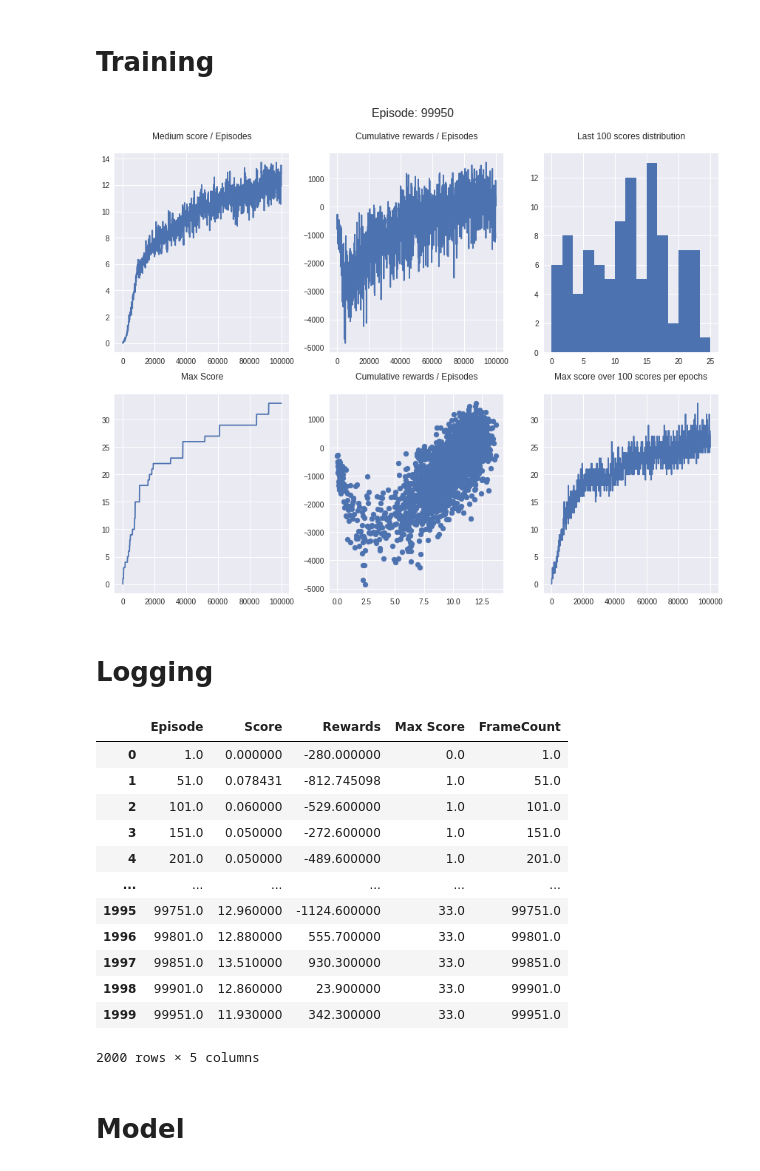
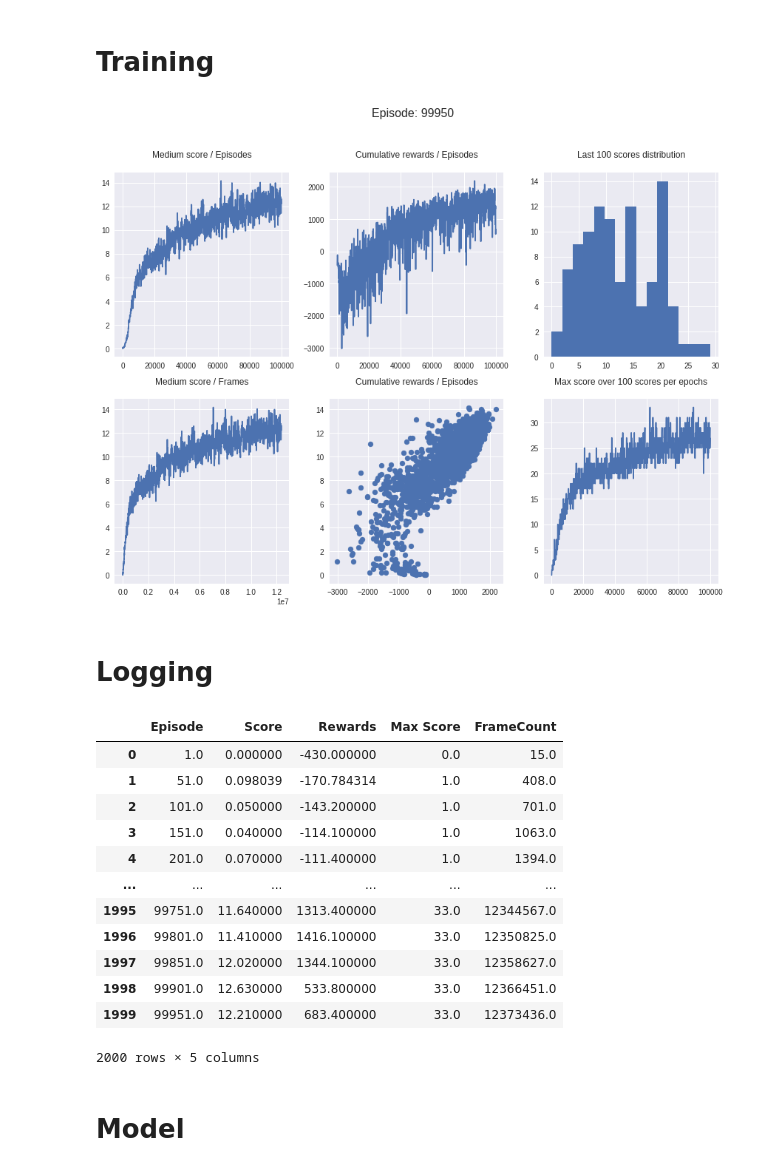
Before and after one commit to halykoss/SnakeRL, a Jupyter notebook: Snake_Python.ipynb, the cells around one changed output. Saved outputs shown, nothing was run; the diff lists cells and outputs as text; code cells hidden in the pictures.

```diff
--- a/Snake_Python.ipynb
+++ b/Snake_Python.ipynb
@@ -145,21 +158,24 @@ score_history_tot = []
 ep_history_tot = []
 frame_history_tot = []
 general_max_history_tot = []
-st_1 = [game.generate_image().reshape(width, height)]
-next_state, _, _ = game.next_move(38)
-st_2 = [next_state]
-input_shape = np.vstack((st_1, st_2))
 
-for i in range(0, num_episodes):
+for i in tqdm(range(0, num_episodes)):
   env = Snake(field_w, field_h)
+  st_1 = [env.generate_image().reshape(width, height)]
+  st_2 = [env.generate_image().reshape(width, height)]
+  st_3 = [env.generate_image().reshape(width, height)]
+  st_4 = [env.generate_image().reshape(width, height)]
+  input_shape = np.vstack((st_1, st_2, st_3, st_4))
   rewards = 0
   episode_reward = 0
   # Play the game
   while not env.end:
     frame_count += 1
     st_1 = st_2
-    st_2 = [env.generate_image().reshape(width, height)]
-    st = np.vstack((st_1, st_2))
+    st_2 = st_3
+    st_3 = st_4
+    st_4 = [env.generate_image().reshape(width, height)]
+    st = np.vstack((st_1, st_2, st_3, st_4))
     if np.random.rand() < epsilon:
       action = random.randrange(4)
     else:
@@ -168,7 +184,7 @@ for i in range(0, num_episodes):
     next_state, reward, done = env.next_move(action + 37)
     rewards += reward
     episode_reward += reward
-    next_state_op = np.vstack((st_2, [next_state.reshape(width, height)]))
+    next_state_op = np.vstack((st_2, st_3, st_4, [next_state.reshape(width, height)]))
     memory.push((st, action, reward, next_state_op, done))
 
     if frame_count % update_every_frame == 0 and len(memory) > batch_size:
@@ -212,38 +228,39 @@ for i in range(0, num_episodes):
   if len(score_ep) > 100:
     del score_ep[:1]
   running_score = np.mean(score_ep)
 
   # Plotting
   if i % 50 == 0:
     clear_output()
     rcParams['axes.titlepad'] = 20
     fig, axs = plt.subplots(2, 3,figsize=(12,10))
     fig.suptitle('Episode: {}'.format(episode_count - 1), fontsize=16)
     ep_history_tot.append(episode_count)
     max_score_local_tot.append(np.amax(np.array(score_ep)))
     score_history_tot.append(running_score)
     reward_history_tot.append(running_reward)
-    frame_history_tot.append(episode_count)
+    frame_history_tot.append(frame_count)
     general_max_history_tot.append(np.amax(np.array(general_score)))
 
     axs[0, 0].title.set_text('Medium score / Episodes')
     axs[0, 1].title.set_text('Cumulative rewards / Episodes')
     axs[0,2].title.set_text('Last 100 scores distribution')
-    axs[1, 0].title.set_text('Max Score')
+    axs[1, 0].title.set_text('Medium score / Frames')
     axs[1, 1].title.set_text('Cumulative rewards / Episodes')
     axs[1,2].title.set_text('Max score over 100 scores per epochs')
 
     axs[0, 0].plot(ep_history_tot, score_history_tot)
     axs[0, 1].plot(ep_history_tot, reward_history_tot)
     axs[0,2].hist(score_ep, bins=15)
-    axs[1, 0].plot(ep_history_tot, general_max_history_tot)
-    axs[1, 1].scatter(score_history_tot, reward_history_tot)
+    axs[1, 0].plot(frame_history_tot, score_history_tot)
+    axs[1, 1].scatter(reward_history_tot, score_history_tot)
     axs[1,2].plot(ep_history_tot, max_score_local_tot)
 
     fig.tight_layout(rect=[0, 0.03, 1, 0.95])
+    plt.savefig('output.png')
     plt.show()
 # %% [output]
-[figure, old version]
+[figure, new version]
 # %% [markdown]
 # Logging
 # %%
@@ -254,17 +271,17 @@ stats.to_csv("output.csv", index=False)
 stats
 # %% [output]
 |  | Episode | Score | Rewards | Max Score | FrameCount |
-| 0 | 1.0 | 0.000000 | -280.000000 | 0.0 | 1.0 |
-| 1 | 51.0 | 0.078431 | -812.745098 | 1.0 | 51.0 |
-| 2 | 101.0 | 0.060000 | -529.600000 | 1.0 | 101.0 |
-| 3 | 151.0 | 0.050000 | -272.600000 | 1.0 | 151.0 |
-| 4 | 201.0 | 0.050000 | -489.600000 | 1.0 | 201.0 |
+| 0 | 1.0 | 0.000000 | -430.000000 | 0.0 | 15.0 |
+| 1 | 51.0 | 0.098039 | -170.784314 | 1.0 | 408.0 |
+| 2 | 101.0 | 0.050000 | -143.200000 | 1.0 | 701.0 |
+| 3 | 151.0 | 0.040000 | -114.100000 | 1.0 | 1063.0 |
+| 4 | 201.0 | 0.070000 | -111.400000 | 1.0 | 1394.0 |
 | ... | ... | ... | ... | ... | ... |
-| 1995 | 99751.0 | 12.960000 | -1124.600000 | 33.0 | 99751.0 |
-| 1996 | 99801.0 | 12.880000 | 555.700000 | 33.0 | 99801.0 |
-| 1997 | 99851.0 | 13.510000 | 930.300000 | 33.0 | 99851.0 |
-| 1998 | 99901.0 | 12.860000 | 23.900000 | 33.0 | 99901.0 |
-| 1999 | 99951.0 | 11.930000 | 342.300000 | 33.0 | 99951.0 |
+| 1995 | 99751.0 | 11.640000 | 1313.400000 | 33.0 | 12344567.0 |
+| 1996 | 99801.0 | 11.410000 | 1416.100000 | 33.0 | 12350825.0 |
+| 1997 | 99851.0 | 12.020000 | 1344.100000 | 33.0 | 12358627.0 |
+| 1998 | 99901.0 | 12.630000 | 533.800000 | 33.0 | 12366451.0 |
+| 1999 | 99951.0 | 12.210000 | 683.400000 | 33.0 | 12373436.0 |
 2000 rows × 5 columns
 # %% [markdown]
 # Model
```
Also changed, not shown: parts of 6 cells of this notebook, 4 other files.
